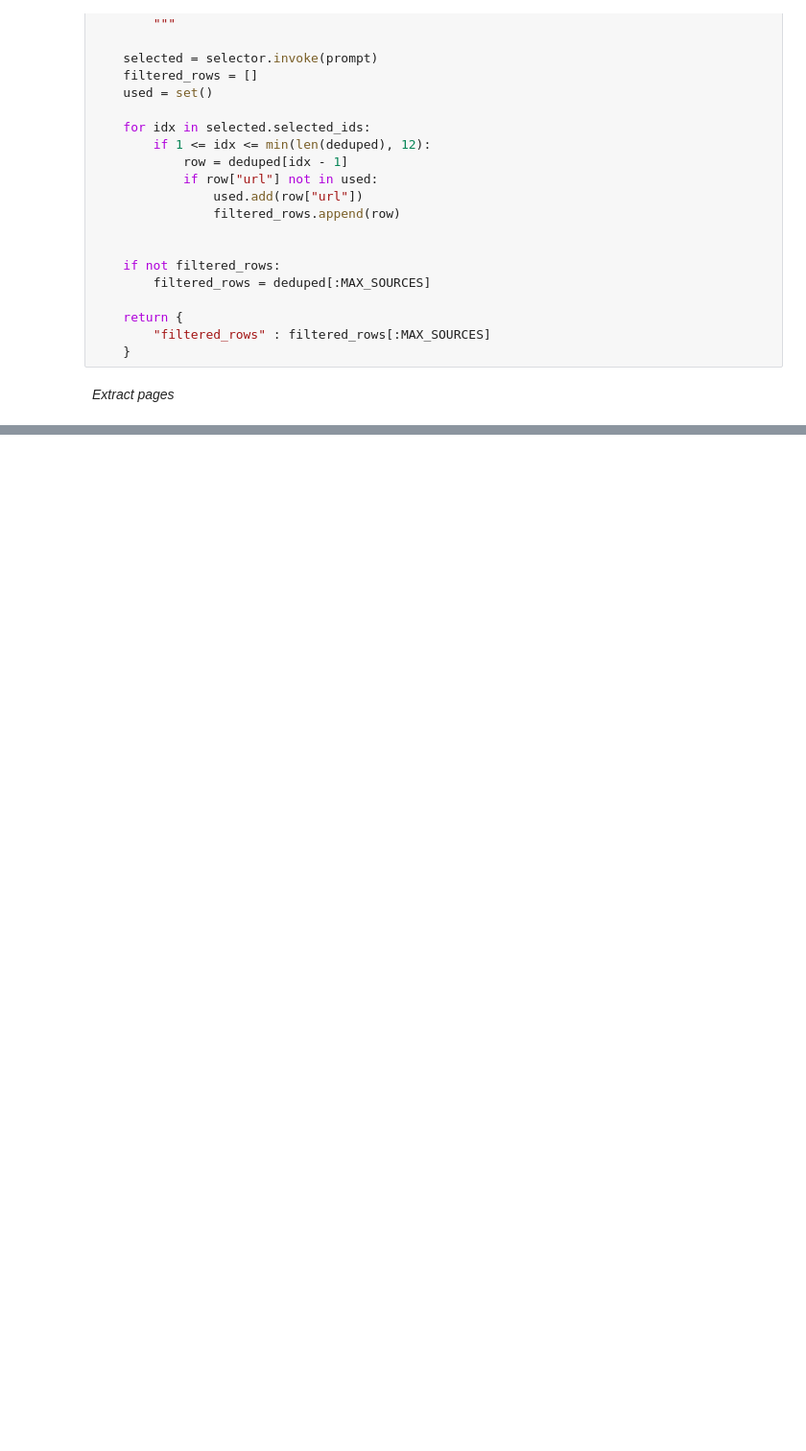
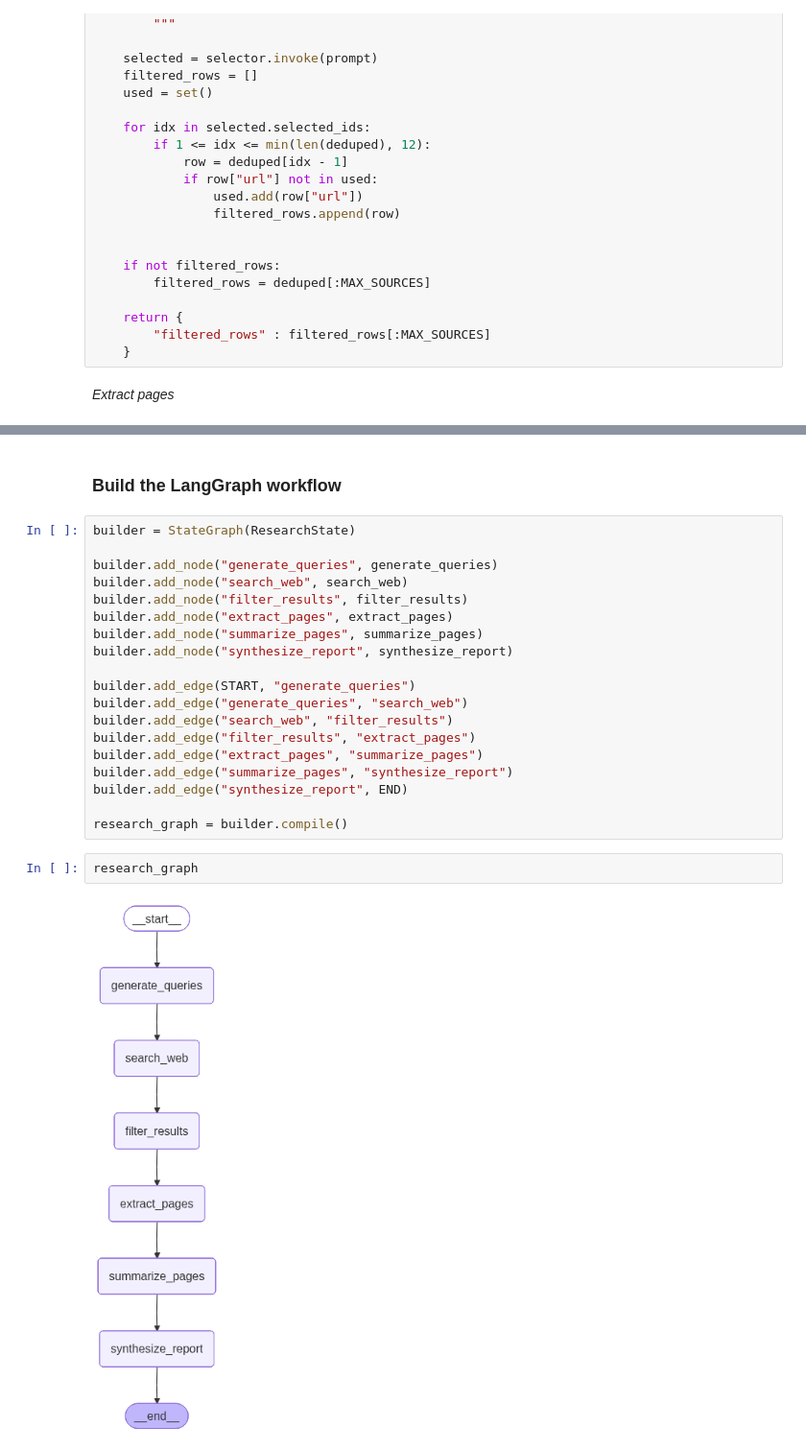
Before and after one commit to mdmohsin212/Generative-AI, a Jupyter notebook: Web Research Agent/research_agent.ipynb, the cells around one changed output, grey strips where cells are left out. Shown at 96% size. Saved outputs shown, nothing was run; the diff lists cells and outputs as text; blank space fills up the shorter version.

Commit message:
Build the LangGraph workflow

```diff
--- a/Web Research Agent/research_agent.ipynb
+++ b/Web Research Agent/research_agent.ipynb
@@ -291,0 +422,25 @@ _Extract pages_
+# %% [markdown]
+### Build the LangGraph workflow
+# %%
+builder = StateGraph(ResearchState)
+
+builder.add_node("generate_queries", generate_queries)
+builder.add_node("search_web", search_web)
+builder.add_node("filter_results", filter_results)
+builder.add_node("extract_pages", extract_pages)
+builder.add_node("summarize_pages", summarize_pages)
+builder.add_node("synthesize_report", synthesize_report)
+
+builder.add_edge(START, "generate_queries")
+builder.add_edge("generate_queries", "search_web")
+builder.add_edge("search_web", "filter_results")
+builder.add_edge("filter_results", "extract_pages")
+builder.add_edge("extract_pages", "summarize_pages")
+builder.add_edge("summarize_pages", "synthesize_report")
+builder.add_edge("synthesize_report", END)
+
+research_graph = builder.compile()
+# %%
+research_graph
+# %% [output]
+[figure, added]
```
Also changed, not shown: parts of 5 cells of this notebook.
